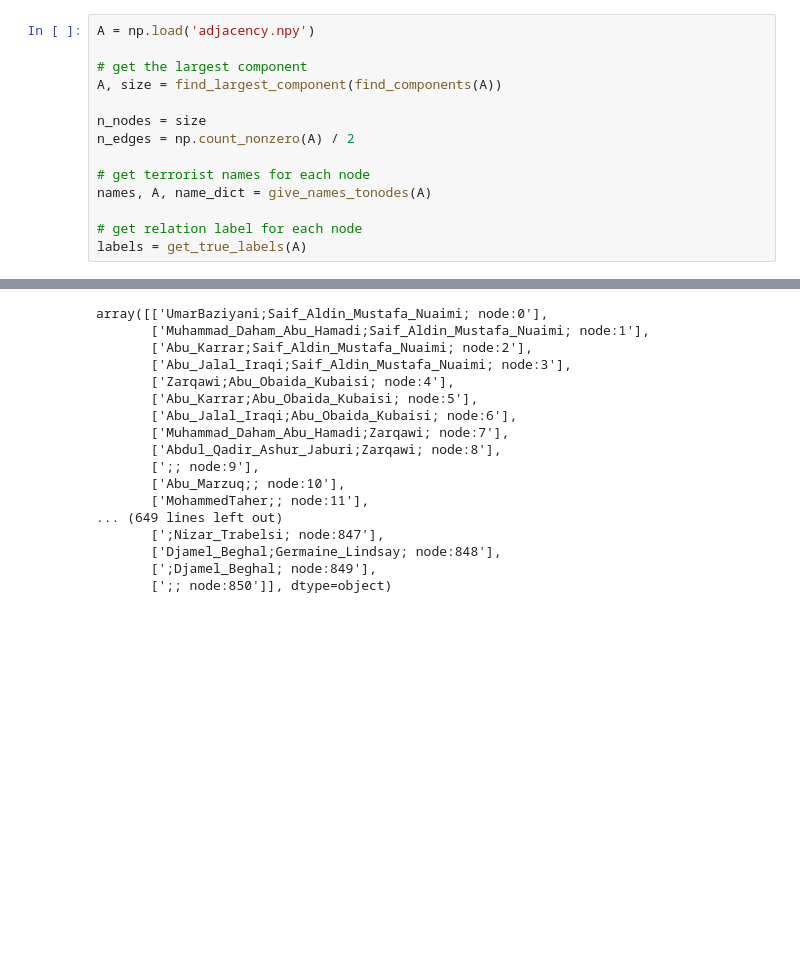
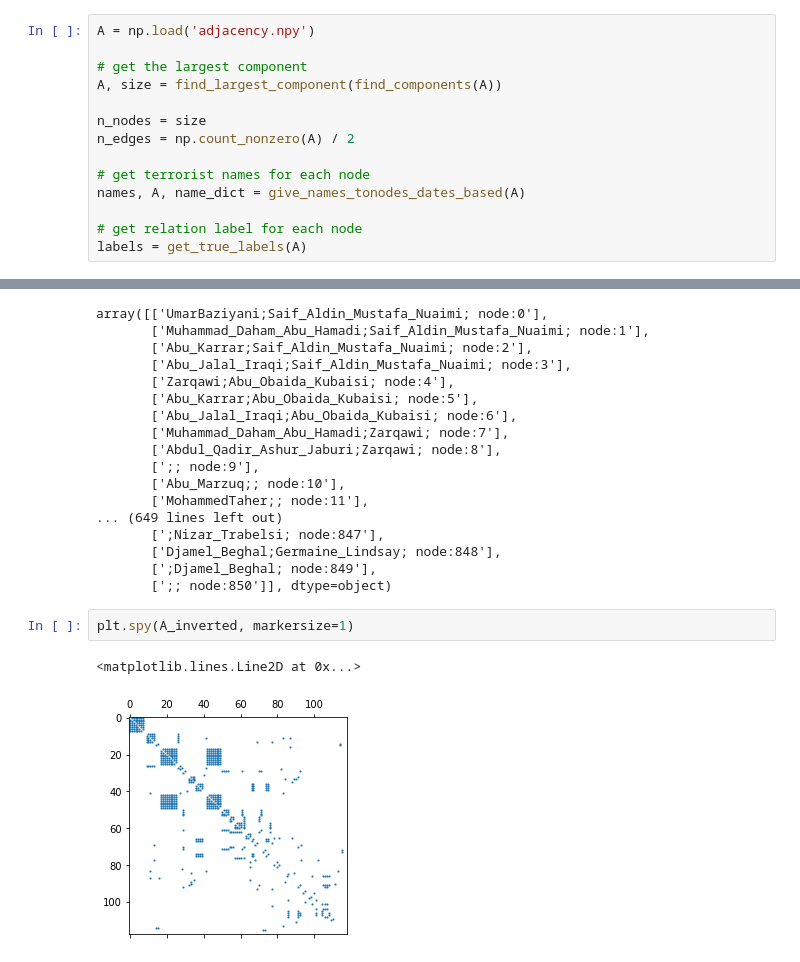
Before and after one commit to Kakavand/EPFL-antiterrorAssignment, a Jupyter notebook: project/give_names_tonodes.ipynb, the cells around one changed output, grey strips where cells are left out. Drawn from its saved outputs; the diff is of its cells as text; blank space fills up the shorter version.

Commit message:
Name nodes by terrorist name or date

```diff
--- a/project/give_names_tonodes.ipynb
+++ b/project/give_names_tonodes.ipynb
@@ -22,7 +22,7 @@ n_nodes = size
 n_edges = np.count_nonzero(A) / 2
 
 # get terrorist names for each node
-names, A, name_dict = give_names_tonodes(A)
+names, A, name_dict = give_names_tonodes_dates_based(A)
 
 # get relation label for each node
 labels = get_true_labels(A)
@@ -148,3 +169,8 @@ array([['UmarBaziyani;Saif_Aldin_Mustafa_Nuaimi; node:0'],
        ['Djamel_Beghal;Germaine_Lindsay; node:848'],
        [';Djamel_Beghal; node:849'],
        [';; node:850']], dtype=object)
+# %%
+plt.spy(A_inverted, markersize=1)
+# %% [output]
+<matplotlib.lines.Line2D at 0x...>
+[figure, added]
```
Also changed, not shown: parts of 10 cells of this notebook, 4 other files.
